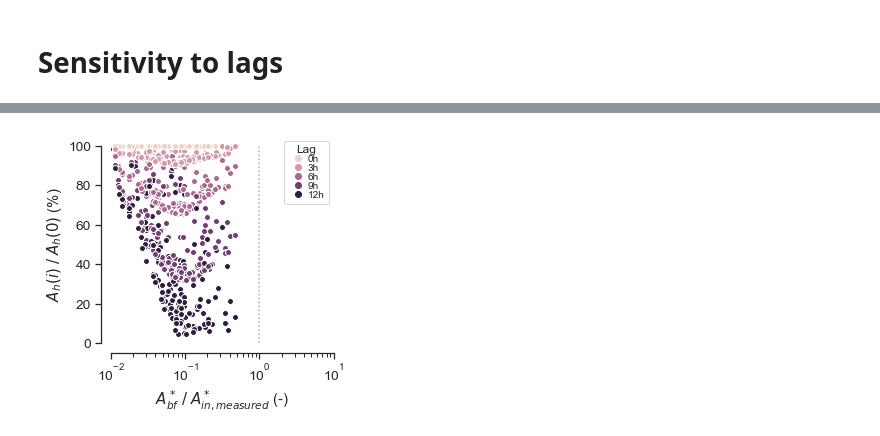
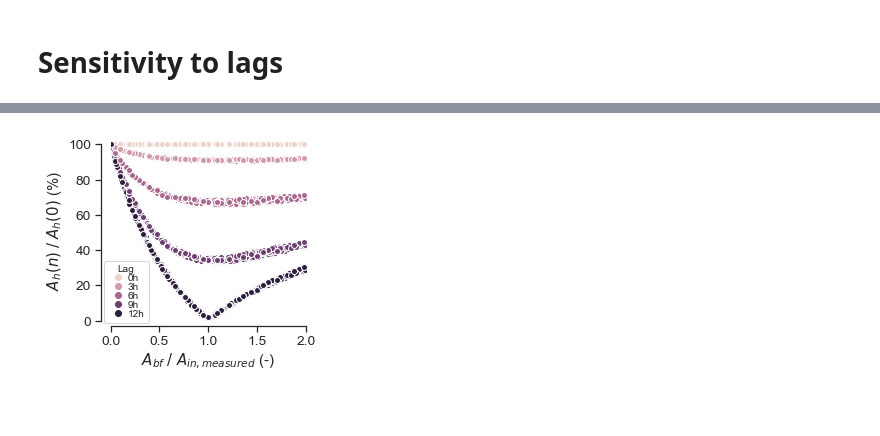
Before and after one commit to cctrunz/ModelRepo_pyMouShBaseflow_paper, a Jupyter notebook: Plot_corr_Baseflow_paper.ipynb, the cells around one changed output, grey strips where cells are left out. Drawn from its saved outputs; the diff is of its cells as text; code cells hidden in the pictures; blank space fills up the shorter version.

Commit message:
update code figure TC - very close to final version

```diff
--- a/Plot_corr_Baseflow_paper.ipynb
+++ b/Plot_corr_Baseflow_paper.ipynb
@@ -49,7 +49,7 @@ idx_nday = -1*48 #days*number of half an hour in a day
 idx_nday_test = -2*48
 
 mean_qin = 0.15
-App_in = 0.22
+App_in = 0.11
 H = 500
 
 expected_head_amplitude = 50 # or 55 based of visual measurements of the head amplitude in JEME data
@@ -185,7 +185,7 @@ rng1 = default_rng()
 rng2 = default_rng()
 
 bf_mean_run = 5 * rng1.random(n_run_sim2) # <------
-ice_thickness_run = 300+700 * rng2.random(n_run_sim2)
+ice_thickness_run = np.ones(n_run_sim1)*500#300+700 * rng2.random(n_run_sim2)
 
 #initialize variables for loop:
 bf_mean_sim2      = []
@@ -220,5 +220,5 @@ for idx_run in np.arange(n_run_sim2):
     bf_mean_sim2.append(bf_mean_run[idx_run])
     ice_thickness_sim2.append(ice_thickness_run[idx_run])
 
-with open('MeanBF.pkl', 'wb') as f:  # Python 3: open(..., 'wb')
-    pickle.dump([head_amp_sim2,bf_mean_sim2, ice_thickness_sim2,head_amp_test_sim2], f)
+with open('Pickles_TC/MeanBF_500.pkl', 'wb') as f:  # Python 3: open(..., 'wb')
+    pickle.dump([head_amp_sim2,bf_mean_sim2, ice_thickness_sim2,head_amp_test_sim2,bf_mean_run,ice_thickness_run], f)
@@ -383,54 +630,38 @@ run =  199 / 200
 # %%
-n_run_sim4 = 200 # <------
-# create random numbers
-rng1 = default_rng()
-rgn2 = default_rng()
-bf_mean_run = 2 * rng1.random(n_run_sim4) # <------
-bf_amplitude_run = 0.2 * rgn2.random(n_run_sim4) # <------
-
-
-lags_sim4 = [0,3,6,9,12]#np.arange(0,13,2)
-
-meltwater_input_sim4 = Qin_sinusoidal(time, mean_qin, App_in)
-
-
 # Getting back the objects:
-with open('lag.pkl', 'rb') as f:
+with open('Pickles_TC/lag_single.pkl', 'rb') as f:
     bf_amplitude_sim4,bf_mean_sim4,head_amp_lag_sim4,head_amp_lag_test_sim4 = pickle.load(f)
 
 #Lag -- timeseries for one baselfow mean
 
-fig, ax4 = plt.subplots(figsize=(4,4))
+fig, ax4 = plt.subplots(figsize=(3.5,3.5))
 
 #color = sns.color_palette('Greys', len(lags_sim4))
 color = sns.cubehelix_palette(n_colors=len(lags_sim4))
 for idx in np.arange(len(head_amp_lag_sim4)):
         percent_head_lag = (head_amp_lag_sim4[idx]/head_amp_lag_sim4[idx][0]) *100
-        A_bf_star = (np.array(bf_amplitude_sim4[idx]))/(np.array(bf_mean_sim4[idx]))
-        A_in_star = App_in/mean_qin
-        ratio_amplitude= A_bf_star/A_in_star
+        ratio_amplitude= (np.array(bf_amplitude_sim4[idx] )/App_in)
         for jdx in np.arange(len(lags_sim4)):
-            if (abs(head_amp_lag_test_sim4[idx][jdx] - head_amp_lag_sim4[idx][jdx])
-                / head_amp_lag_sim4[idx][jdx]) * 100 <5:
-                ax4.semilogx(ratio_amplitude,percent_head_lag[jdx], marker='o',
+            #if (abs(head_amp_lag_test_sim4[idx][jdx] - head_amp_lag_sim4[idx][jdx])
+            #    / head_amp_lag_sim4[idx][jdx]) * 100 <1:
+            ax4.plot(ratio_amplitude,percent_head_lag[jdx], marker='o',
                          markeredgecolor='white', color=color[jdx])#, label='lag=0h')
-ax4.plot([1,1],[0,100],color='darkgrey',linestyle='dotted')
-ax4.set_ylabel('$A_{h}(i)\;/\;A_{h}(0)$ (%)')
-ax4.set_xlabel('$A_{bf}^*\;/\;A_{in,measured}^*$ (-)')#Amplitude baseflow (Qin amplitude equivalent) (-)')
-ax4.set_xlim([1e-2,1e1])
+ax4.set_ylabel('$A_{h}(n)\;/\;A_{h}(0)$ (%)')
+ax4.set_xlabel('$A_{bf}\;/\;A_{in,measured}$ (-)')#Amplitude baseflow (Qin amplitude equivalent) (-)')
+ax4.set_xlim([0,2])
 sns.despine(offset=[10,0],trim=True, ax=ax4)
 
 
 elements = [Line2D([0], [0],  marker='o', color=color[0], lw=0, label='0h'),
             Line2D([0], [0],  marker='o', color=color[1], lw=0, label='3h'),
             Line2D([0], [0],  marker='o', color=color[2], lw=0, label='6h'),
             Line2D([0], [0],  marker='o', color=color[3], lw=0, label='9h'),
             Line2D([0], [0],  marker='o', color=color[4], lw=0, label='12h')]
 
 #ax4bis.legend(prop={'size': 10}, loc='center left', bbox_to_anchor=(0, 0.35))
 ax4.legend(handles=elements, loc=0,  labelspacing=0, handletextpad=0.01,
-           prop={'size': 10}, title='Lag',title_fontsize=12)#, bbox_to_anchor=(0.2, 0.35))
+           prop={'size': 10}, title='Lag',title_fontsize=10, bbox_to_anchor=(0.22, 0.37))
 
-plt.savefig('Corr_lag_rellog.pdf',bbox_inches = 'tight')
+plt.savefig('Figure_TC/Corr_lag.pdf',bbox_inches = 'tight')
 # %% [output]
-[figure, old version]
+[figure, new version]
```
Also changed, not shown: parts of 20 cells of this notebook, 1 other file.
